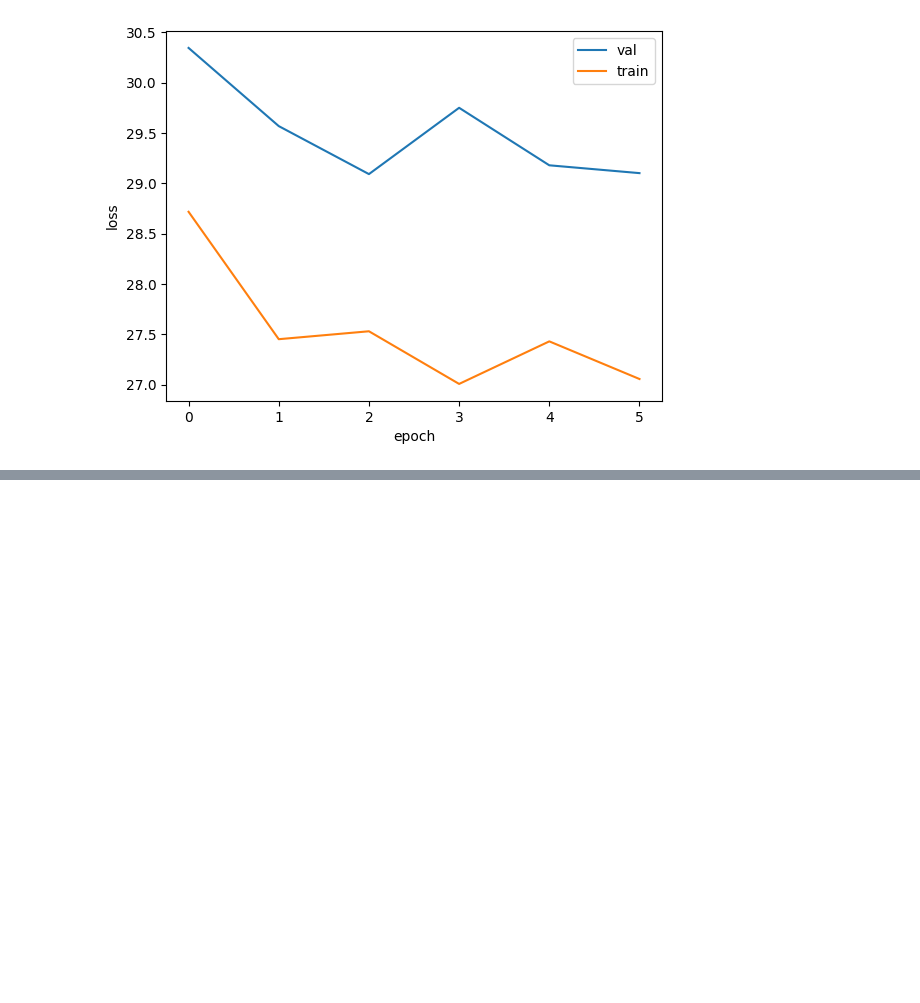
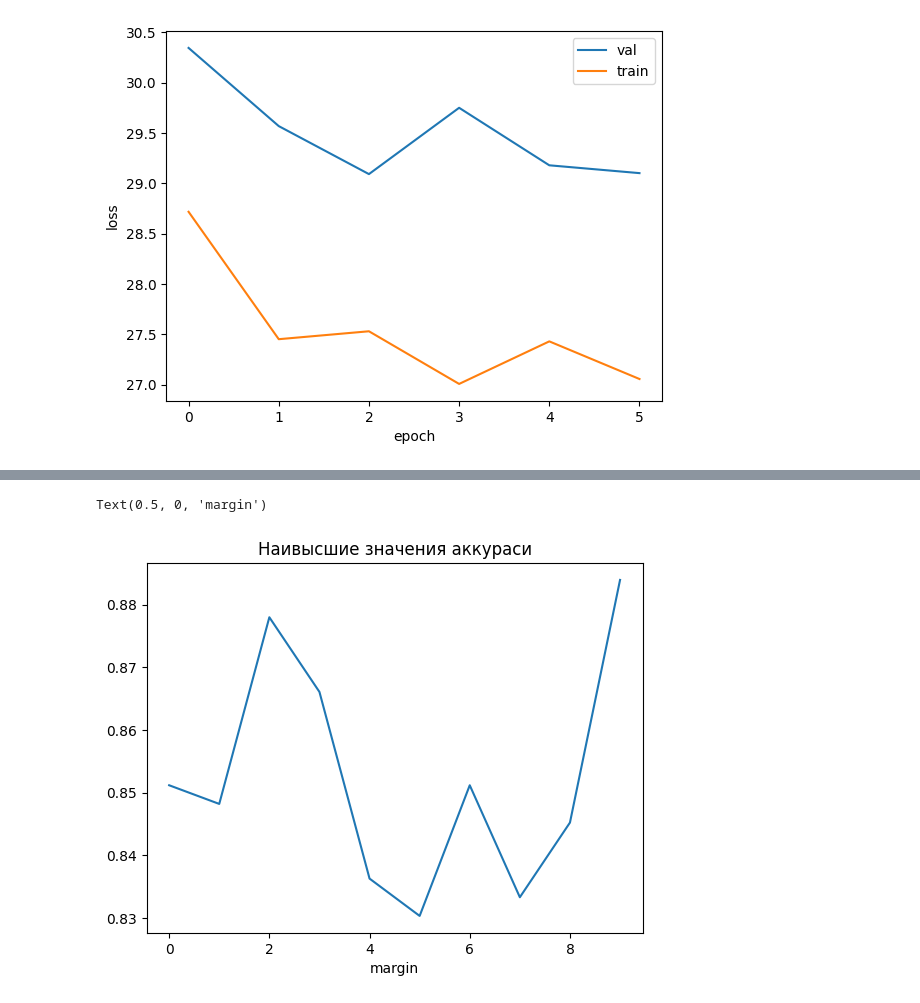
Before and after one commit to BlackKingWhitePawn/reidentification, a Jupyter notebook: siamese_contr_margin.ipynb, the cells around one changed output, grey strips where cells are left out. Cells and saved outputs as stored; diff of their text form; code cells hidden in the pictures; blank space fills up the shorter version.

Commit message:
check best models

```diff
--- a/siamese_contr_margin.ipynb
+++ b/siamese_contr_margin.ipynb
@@ -262,7 +266,7 @@ for m in range(6, 10):
         val_loader=val_loader,
     )
 # %%
-df = pd.read_csv(join(RESULTS_PATH, 'experiments.csv'))
+df = get_experiments()
 res2 = df[(df['datetime'] > '2023-05-17 16:13:29') & (df['datetime'] < '2023-05-17 21:04')]
 res2
 # %% [output]
@@ -315,0 +349,3 @@ Text(0, 0.5, 'loss')
+# %%
+res = df[(df['datetime'] > '2023-05-20 16:24:09') & (df['datetime'] < '2023-05-20 16:31:24')]
+res
@@ -315,0 +364,9 @@ Text(0, 0.5, 'loss')
+# %%
+margins = range(10)
+va = list(res['best_val_acc'])
+plt.plot(margins, va)
+plt.title('Наивысшие значения аккураси')
+plt.xlabel('margin')
+# %% [output]
+Text(0.5, 0, 'margin')
+[figure, added]
```
Also changed, not shown: parts of 20 cells of this notebook.
